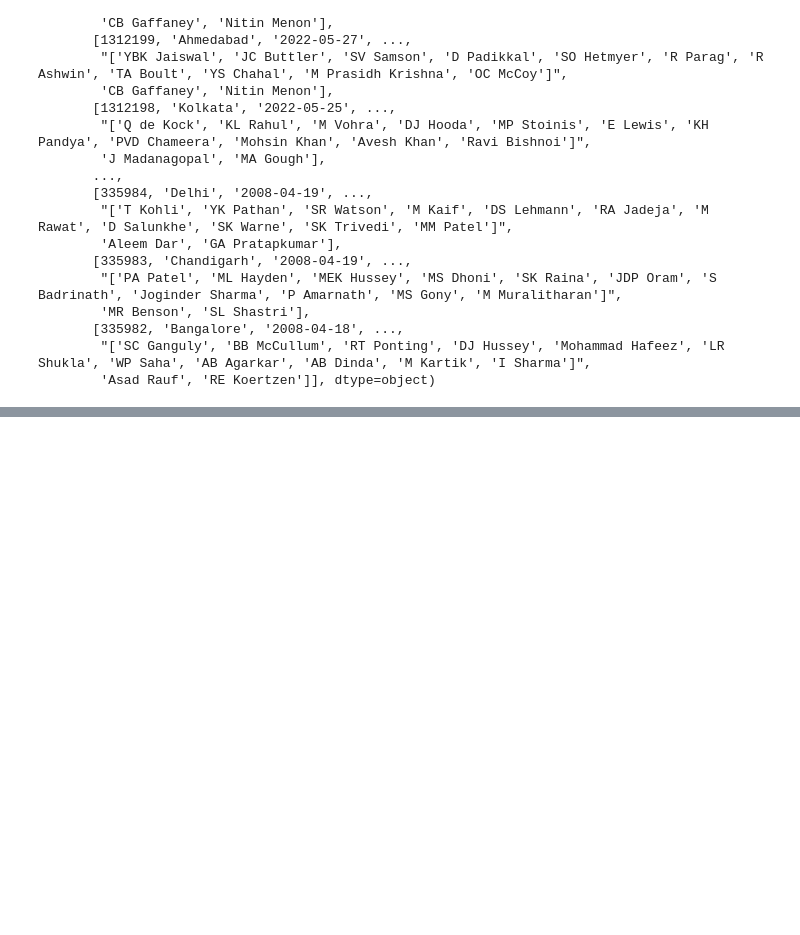
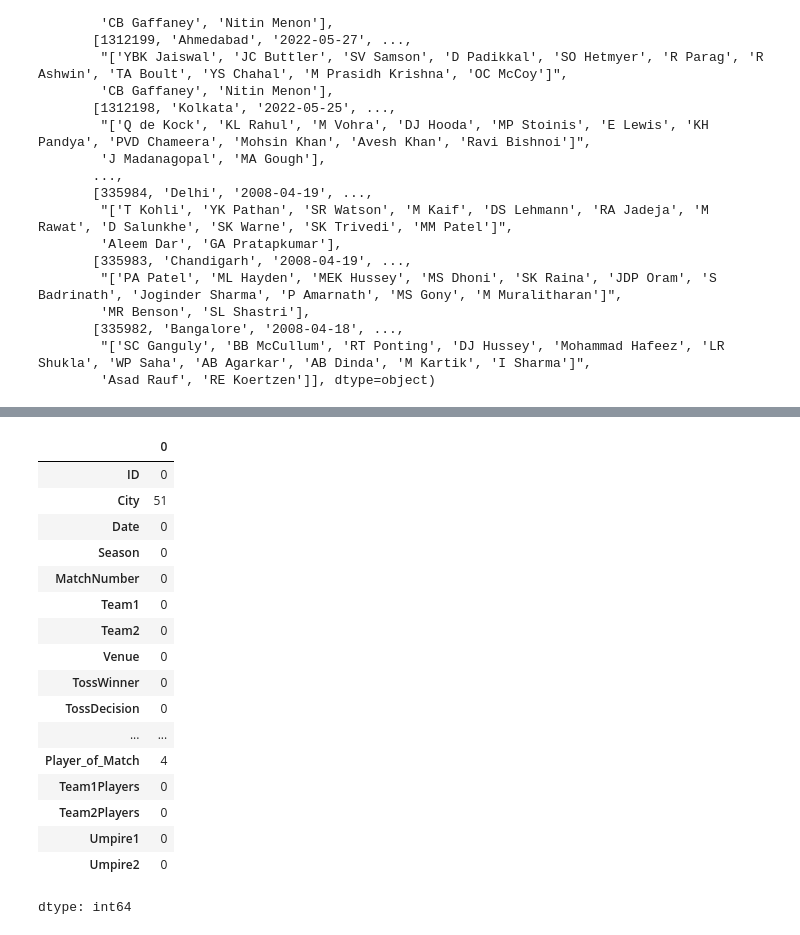
Before and after one commit to omkarpattnaik8080/MachineLearningAll, a Jupyter notebook: Pandas.ipynb, the cells around one changed output, grey strips where cells are left out. Cells and saved outputs as stored; diff of their text form; code cells hidden in the pictures; blank space fills up the shorter version.

```diff
--- a/Pandas.ipynb
+++ b/Pandas.ipynb
@@ -127,0 +162,22 @@ ipl.sample(5)
+# %%
+#isnull(checks ki data mein null values hai ki nai)
+ipl.isnull().sum() #sum laganesee mere columns mein kitne missing values hai
+# %% [output]
+|  | 0 |
+| ID | 0 |
+| City | 51 |
+| Date | 0 |
+| Season | 0 |
+| MatchNumber | 0 |
+| Team1 | 0 |
+| Team2 | 0 |
+| Venue | 0 |
+| TossWinner | 0 |
+| TossDecision | 0 |
+| ... | ... |
+| Player_of_Match | 4 |
+| Team1Players | 0 |
+| Team2Players | 0 |
+| Umpire1 | 0 |
+| Umpire2 | 0 |
+dtype: int64
```
Also changed, not shown: parts of 2 cells of this notebook.
